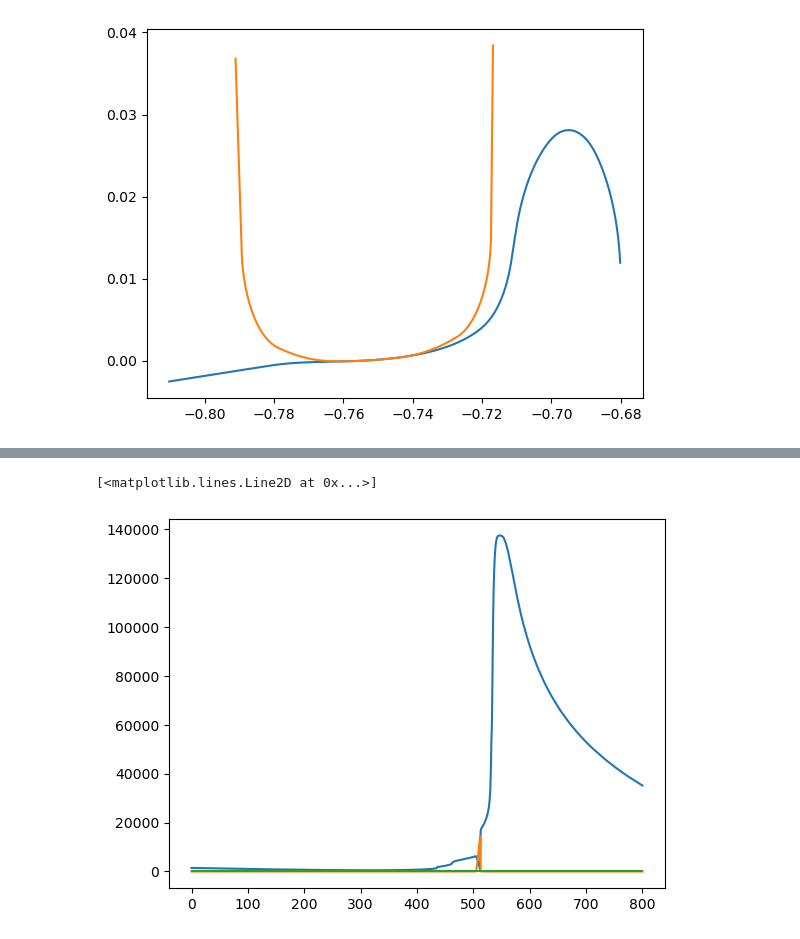
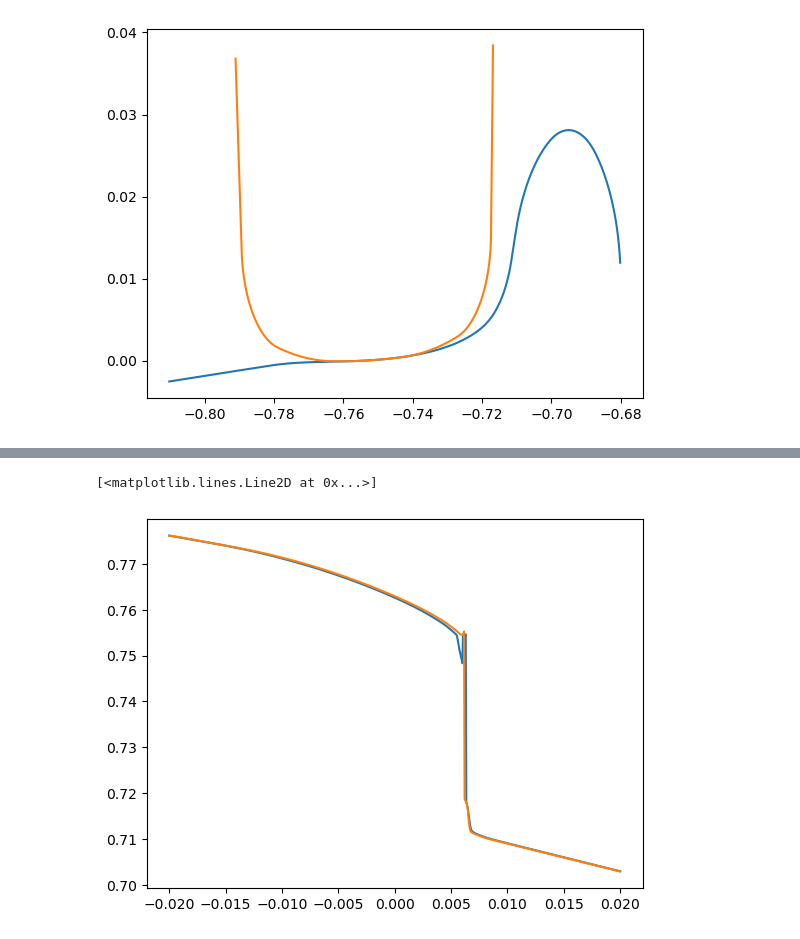
Before and after one commit to RoccoLiberoGiossi/SimRail, a Jupyter notebook: tests.ipynb, the cells around one changed output, grey strips where cells are left out. Drawn from its saved outputs; the diff is of its cells as text; code cells hidden in the pictures.

Commit message:
introduced kik pyotrowski contact methods

```diff
--- a/tests.ipynb
+++ b/tests.ipynb
@@ -87,14 +91,35 @@ from calc_routines.determine_static_contact import static_contact
 # %%
 dy = 0.05e-3
 deltays = np.arange(-20e-3, 20e-3 + dy, dy)
+# deltays = np.array([0])
 
 Wheel = wheel(lr=RIGHT)
-Rail = rail(rail_inclination=30, lr=RIGHT)
+Rail = rail(rail_inclination=20, lr=RIGHT)
 
 material_model = material()
-contact_patches = [eqv_el_normal_contact(), eqv_el_normal_contact(), eqv_el_normal_contact()]
+
+contact_model = eqv_el_normal_contact()
+# contact_model = kik_pyo_normal_contact()
+
+n_patches = 3
+
+# contact_patches_eq = [eqv_el_normal_contact() for _ in range(n_patches)]
+# contact_patches_kik = [kik_pyo_normal_contact() for _ in range(n_patches)]
+contact_patches_eq = [
+    eqv_el_normal_contact(),
+    eqv_el_normal_contact(),
+    eqv_el_normal_contact(),
+]
+
+contact_patches = [
+    kik_pyo_normal_contact(),
+    kik_pyo_normal_contact(),
+    kik_pyo_normal_contact(),
+]
 # %%
-stuff = static_contact(deltays, Wheel, Rail, contact_patches, material_model)
+patches_per_deltays, result_state_pressure = static_contact(
+    deltays, Wheel, Rail, contact_patches, material_model
+)
 # %% [output]
   root = fsolve(
   root = fsolve(
@@ -120,8 +130,18 @@ print(stuff["patch_0"])
-# %%
-fig, ax = plt.subplots()
-ax.plot(stuff["patch_0"][:,3])
-ax.plot(stuff["patch_1"][:,3])
-ax.plot(stuff["patch_2"][:,3])
-# %% [output]
-[<matplotlib.lines.Line2D at 0x...>]
-[figure, removed]
+# %%
+patches_per_deltays_eq, result_state_pressure_eq = static_contact(
+    deltays, Wheel, Rail, contact_patches_eq, material_model
+)
+# %%
+# look at [Dz, N, Q, Y, delta, centroid]
+id_plot = 5
+
+fig, ax = plt.subplots()
+ax.plot(deltays, patches_per_deltays["patch_0"][:, id_plot]-deltays)
+# ax.plot(deltays, patches_per_deltays["patch_1"][:, id_plot])
+# ax.plot(deltays, patches_per_deltays["patch_2"][:, id_plot])
+ax.plot(deltays, patches_per_deltays_eq["patch_0"][:, id_plot]-deltays)
+# ax.plot(deltays, patches_per_deltays_eq["patch_1"][:, id_plot])
+# ax.plot(deltays, patches_per_deltays_eq["patch_2"][:, id_plot])
+# %% [output]
+[<matplotlib.lines.Line2D at 0x...>]
+[figure, added]
```
Also changed, not shown: parts of 12 cells of this notebook, 6 other files.
